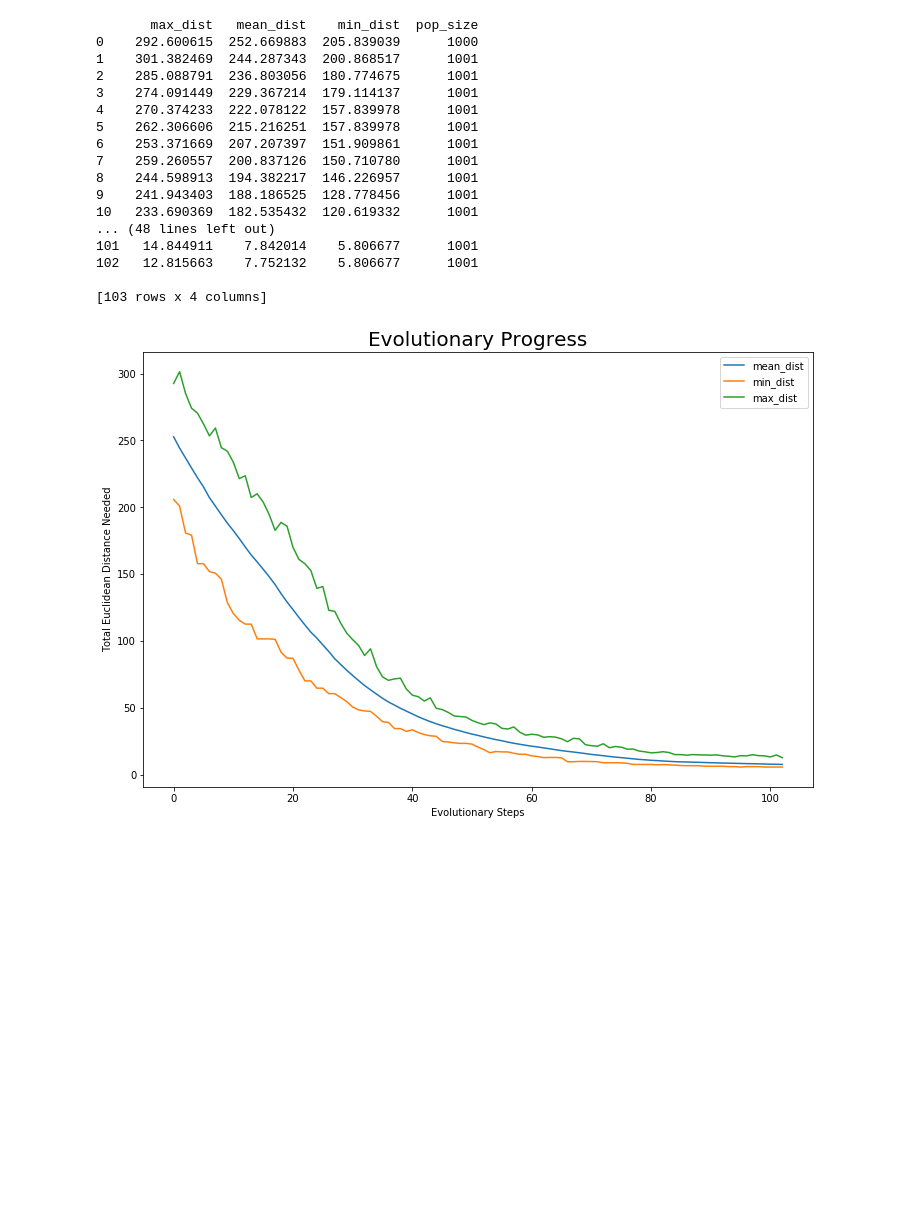
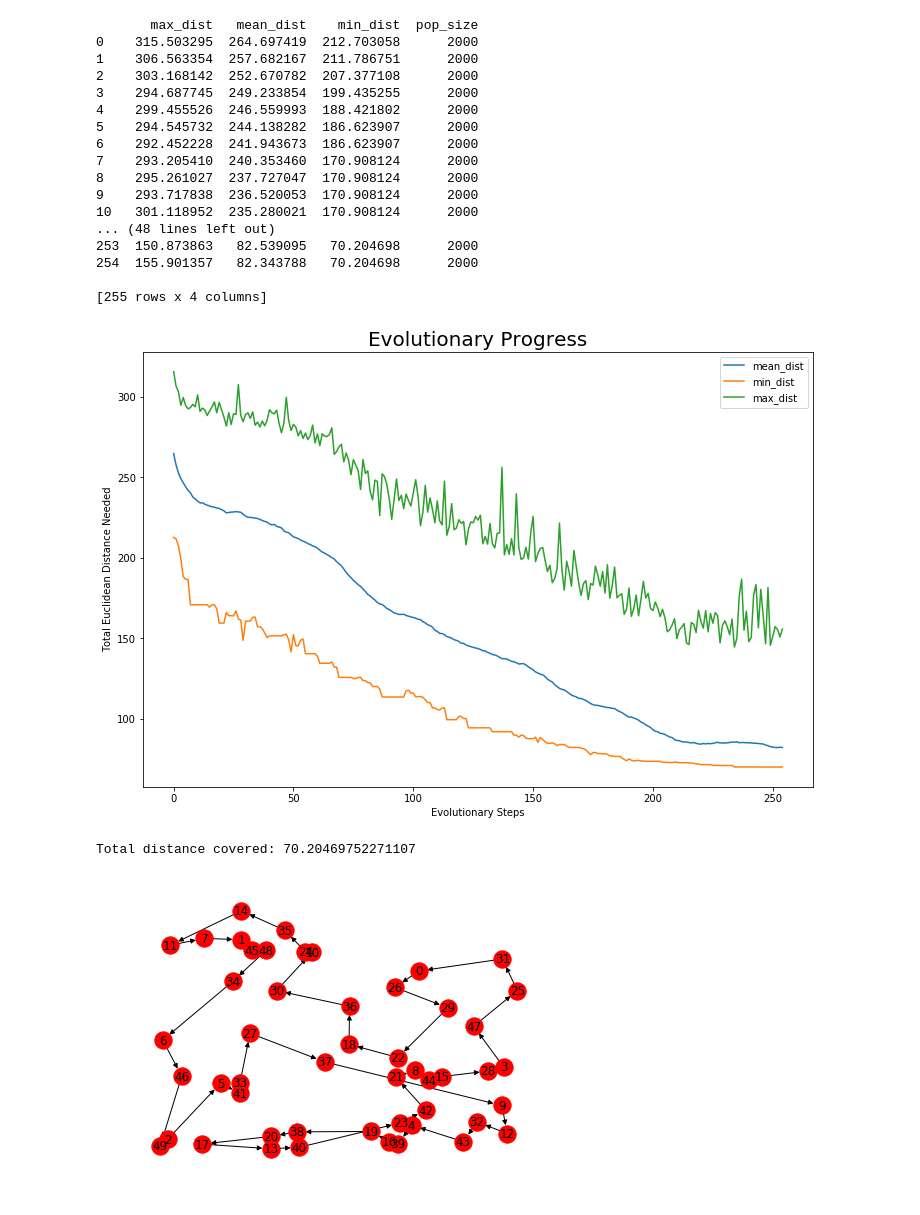
Before and after one commit to stiebels/tsp-genetic-algorithm, a Jupyter notebook: tsp.ipynb, the cells around one changed output. Cells and saved outputs as stored; diff of their text form; code cells hidden in the pictures; blank space fills up the shorter version.

```diff
--- a/tsp.ipynb
+++ b/tsp.ipynb
@@ -81,7 +83,7 @@ def tourn_selection(ranked_pop: list, elite_size: int, tourn_stages: int = 1) ->
 def prob_selection(ranked_pop: list, elite_size: int) -> list:
     selected = list()
 
-    perf_fit = ranked_pop[0][0]
+    perf_fit = ranked_pop[0][0]-1 # BUGGED
 
     # PROBABILITY OF SURVIVAL DIRECTLY DEPENDS ON DISTANCE
     survivors = list()
@@ -153,8 +171,8 @@ def compute_metrics(ranked_pop: list):
         "pop_size": pop_size
     }
 # %%
-def evolve(population: list, selection: str, elite_size: int, chance: float, breed_to_size: int,
-           tournament_stages: int = 1) -> list:
+def evolve(population: list, selection: str, elite_size: int, chance: float,
+           tournament_stages: int = 1) -> (list, dict, list):
     ranked_pop = rank_routes(population)
     metrics = compute_metrics(ranked_pop)
     if selection == "prob":
@@ -163,9 +181,9 @@ def evolve(population: list, selection: str, elite_size: int, chance: float, bre
         sel = tourn_selection(ranked_pop, elite_size, tournament_stages)
     else:
         raise ValueError('unknown selection method')
-    children = breed_population(sel, elite_size, breed_to_size)
+    children = breed_population(sel, elite_size)
     next_gen = swap_mutate_population(children, chance)
-    return next_gen, metrics
+    return next_gen, metrics, rank_routes(next_gen)[0]
 # %%
 def plot_progress(metrics: list, exclude: list = ["pop_size"]) -> None:
     plt.figure(figsize=(12, 8))
@@ -186,16 +204,32 @@ def plot_progress(metrics: list, exclude: list = ["pop_size"]) -> None:
             plt.plot(list(key_final.values())[0], label=key)
     plt.legend()
     plt.show()
+# %%
+def plot_path(indiv: list) -> None:
+    coords = dict()
+    path = list()
+
+    for ix, loc in enumerate(indiv):
+        coords[int(loc.name)] = (loc.x, loc.y)
+        if ix < len(indiv) -1:
+            path.append((int(loc.name), int(indiv[ix+1].name)))
+
+    dist = compute_route_distance(indiv)
+    print('Total distance covered: '+str(dist))
+    g = nx.DiGraph()
+    for node, coord in coords.items():
+        g.add_node(node, pos=coord)
+    g.add_edges_from(path)
+    nx.draw(g, coords, with_labels=True)
 # %%
 EVOLUTION_STEPS = 500
-NUM_INDIVIDUALS = 1000
+NUM_INDIVIDUALS = 2000
 NUM_LOCATIONS = 50
-ELITE_SIZE = 1
+ELITE_SIZE = 50
 MUTATE_CHANCE = 0.01
 OFFSET_EARLY_STOPPING = 20
-SOFT_PATIENCE = 50
+SOFT_PATIENCE = 100
 CONVERGENCE_CRITERIUM = 0.01
-BREED_TO_SIZE = NUM_INDIVIDUALS
 SELECTION = 'tourn'
 
 total_metrics = list()
@@ -203,7 +237,7 @@ total_metrics = list()
 population = make_population(NUM_INDIVIDUALS, NUM_LOCATIONS)
 min_dist = list()
 for step in range(0, EVOLUTION_STEPS):
-    population, metrics = evolve(population, SELECTION, ELITE_SIZE, MUTATE_CHANCE, BREED_TO_SIZE)
+    population, metrics, best = evolve(population, SELECTION, ELITE_SIZE, MUTATE_CHANCE)
     total_metrics.append(metrics)
     min_dist.append(metrics["min_dist"])
     if (len(min_dist) >= OFFSET_EARLY_STOPPING):
@@ -211,23 +245,26 @@ for step in range(0, EVOLUTION_STEPS):
         if np.mean(cum_diff) <= 0.5:
             break
 # %%
-plot_progress(total_metrics) # "tourn"
+plot_progress(total_metrics)
+plot_path(best[1])
 # %% [output]
        max_dist   mean_dist    min_dist  pop_size
-0    292.600615  252.669883  205.839039      1000
-1    301.382469  244.287343  200.868517      1001
-2    285.088791  236.803056  180.774675      1001
-3    274.091449  229.367214  179.114137      1001
-4    270.374233  222.078122  157.839978      1001
-5    262.306606  215.216251  157.839978      1001
-6    253.371669  207.207397  151.909861      1001
-7    259.260557  200.837126  150.710780      1001
-8    244.598913  194.382217  146.226957      1001
-9    241.943403  188.186525  128.778456      1001
-10   233.690369  182.535432  120.619332      1001
+0    315.503295  264.697419  212.703058      2000
+1    306.563354  257.682167  211.786751      2000
+2    303.168142  252.670782  207.377108      2000
+3    294.687745  249.233854  199.435255      2000
+4    299.455526  246.559993  188.421802      2000
+5    294.545732  244.138282  186.623907      2000
+6    292.452228  241.943673  186.623907      2000
+7    293.205410  240.353460  170.908124      2000
+8    295.261027  237.727047  170.908124      2000
+9    293.717838  236.520053  170.908124      2000
+10   301.118952  235.280021  170.908124      2000
 ... (48 lines left out)
-101   14.844911    7.842014    5.806677      1001
-102   12.815663    7.752132    5.806677      1001
+253  150.873863   82.539095   70.204698      2000
+254  155.901357   82.343788   70.204698      2000
 
-[103 rows x 4 columns]
+[255 rows x 4 columns]
-[figure, old version]
+[figure, new version]
+Total distance covered: 70.20469752271107
+[figure, added]
```
Also changed, not shown: parts of 6 cells of this notebook.
